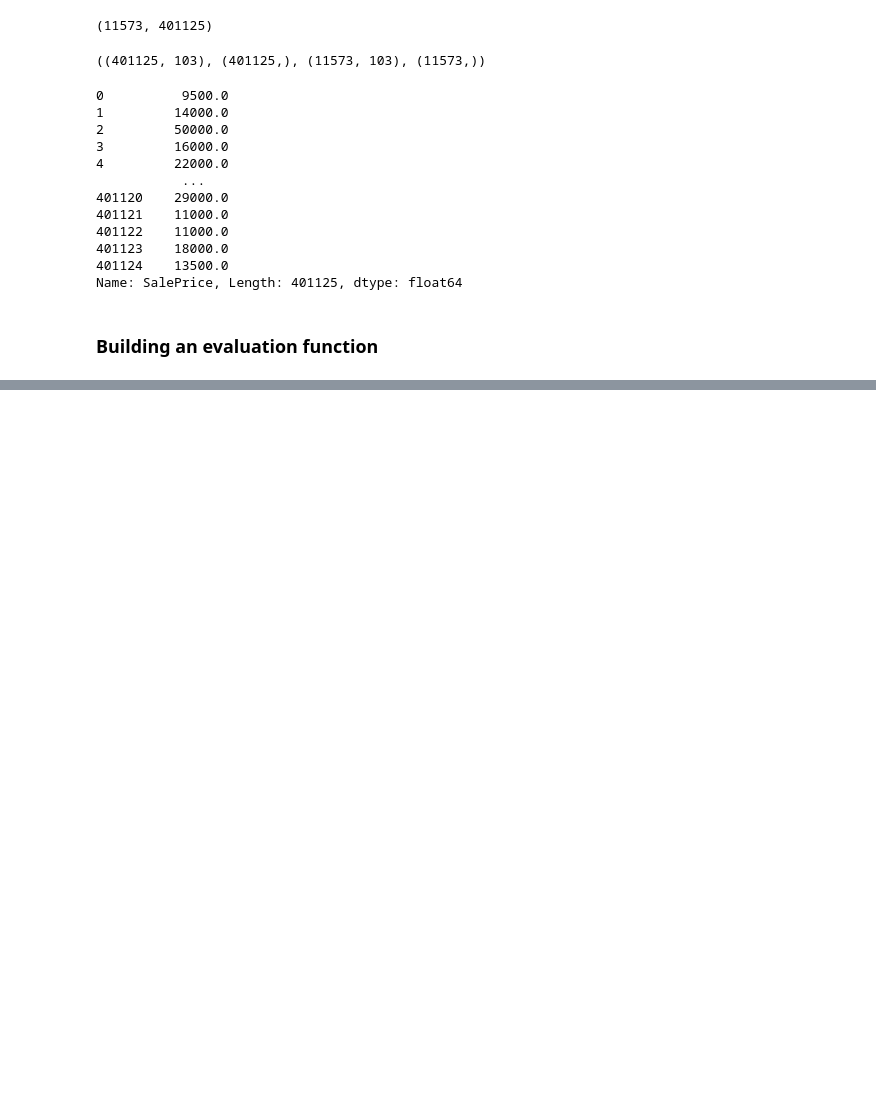
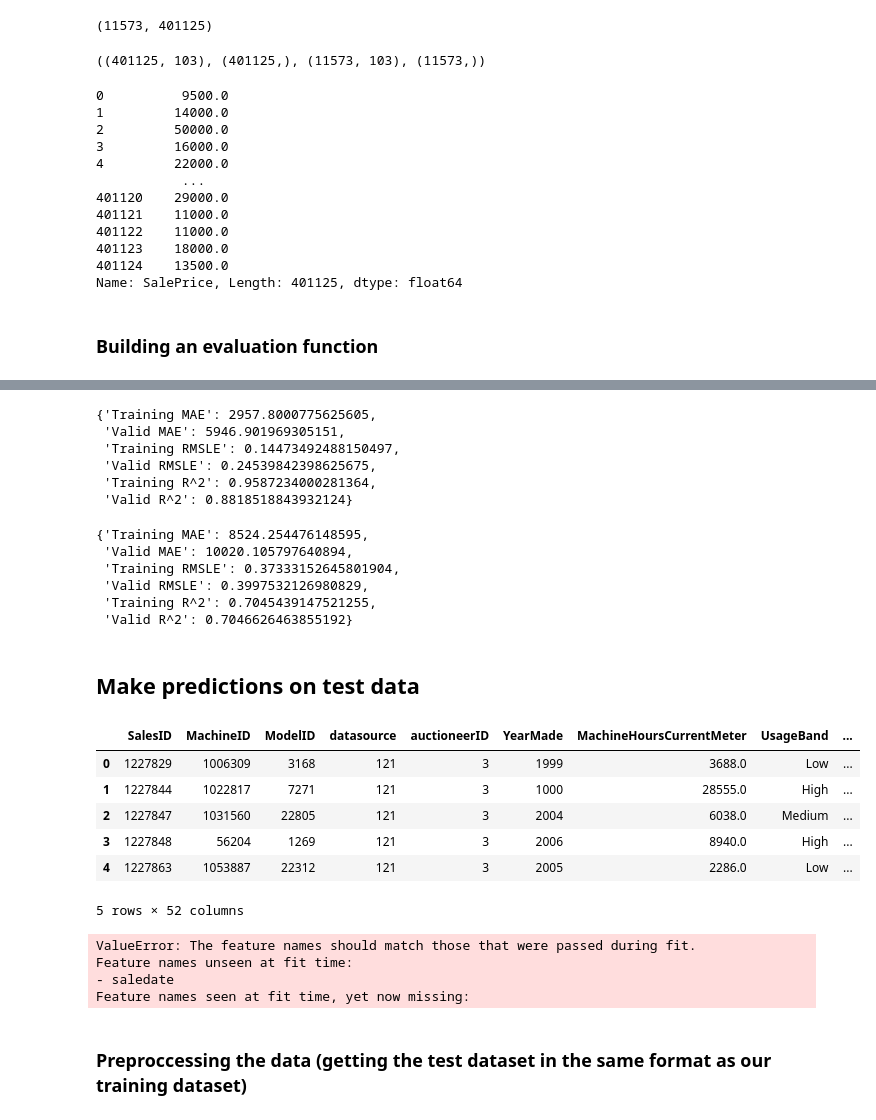
Before and after one commit to JJThoms1/end-to-end-bulldozer-regression, a Jupyter notebook: end-to-end-bulldozer-regression.ipynb, the cells around one changed output, grey strips where cells are left out. Drawn from its saved outputs; the diff is of its cells as text; code cells hidden in the pictures; blank space fills up the shorter version.

```diff
--- a/end-to-end-bulldozer-regression.ipynb
+++ b/end-to-end-bulldozer-regression.ipynb
@@ -835,0 +970,47 @@ def rmsle(y_test, y_preds):
+# %%
+# scores for ideal model (trained on all the data)
+show_scores(ideal_model)
+# %% [output]
+{'Training MAE': 2957.8000775625605,
+ 'Valid MAE': 5946.901969305151,
+ 'Training RMSLE': 0.14473492488150497,
+ 'Valid RMSLE': 0.24539842398625675,
+ 'Training R^2': 0.9587234000281364,
+ 'Valid R^2': 0.8818518843932124}
+# %%
+# Scores on rs_model (only trained on ~10,000 examples)
+show_scores(rs_model)
+# %% [output]
+{'Training MAE': 8524.254476148595,
+ 'Valid MAE': 10020.105797640894,
+ 'Training RMSLE': 0.37333152645801904,
+ 'Valid RMSLE': 0.3997532126980829,
+ 'Training R^2': 0.7045439147521255,
+ 'Valid R^2': 0.7046626463855192}
+# %% [markdown]
+## Make predictions on test data
+# %%
+# Import the test data
+df_test = pd.read_csv("data/bluebook-for-bulldozers/Test.csv",
+                      low_memory=False,
+                      parse_dates=["saledate"])
+
+df_test.head()
+# %% [output]
+|  | SalesID | MachineID | ModelID | datasource | auctioneerID | YearMade | MachineHoursCurrentMeter | UsageBand | ... |
+| 0 | 1227829 | 1006309 | 3168 | 121 | 3 | 1999 | 3688.0 | Low | ... |
+| 1 | 1227844 | 1022817 | 7271 | 121 | 3 | 1000 | 28555.0 | High | ... |
+| 2 | 1227847 | 1031560 | 22805 | 121 | 3 | 2004 | 6038.0 | Medium | ... |
+| 3 | 1227848 | 56204 | 1269 | 121 | 3 | 2006 | 8940.0 | High | ... |
+| 4 | 1227863 | 1053887 | 22312 | 121 | 3 | 2005 | 2286.0 | Low | ... |
+5 rows × 52 columns
+# %%
+# Make prediction on a test dataset
+test_preds = ideal_model.predict(df_test)
+# %% [output]
+ValueError: The feature names should match those that were passed during fit.
+Feature names unseen at fit time:
+- saledate
+Feature names seen at fit time, yet now missing:
+# %% [markdown]
+### Preproccessing the data (getting the test dataset in the same format as our training dataset)
```
Also changed, not shown: parts of 17 cells of this notebook.
